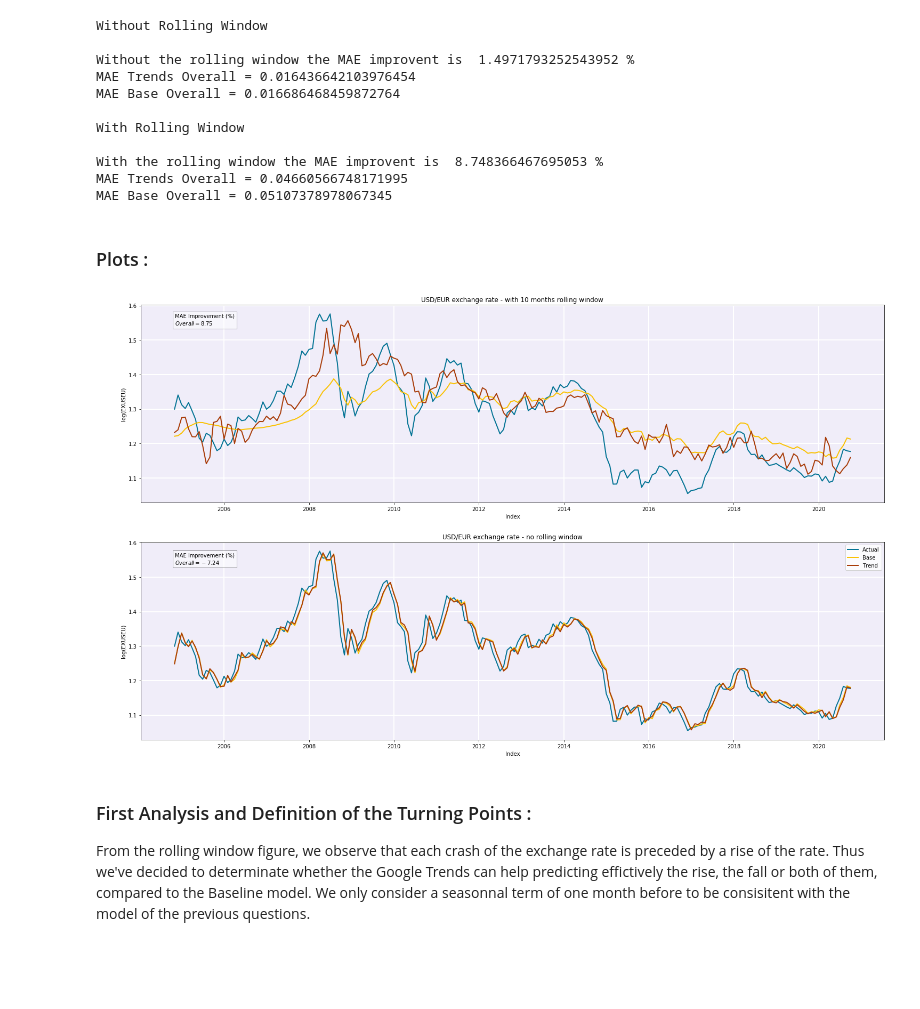
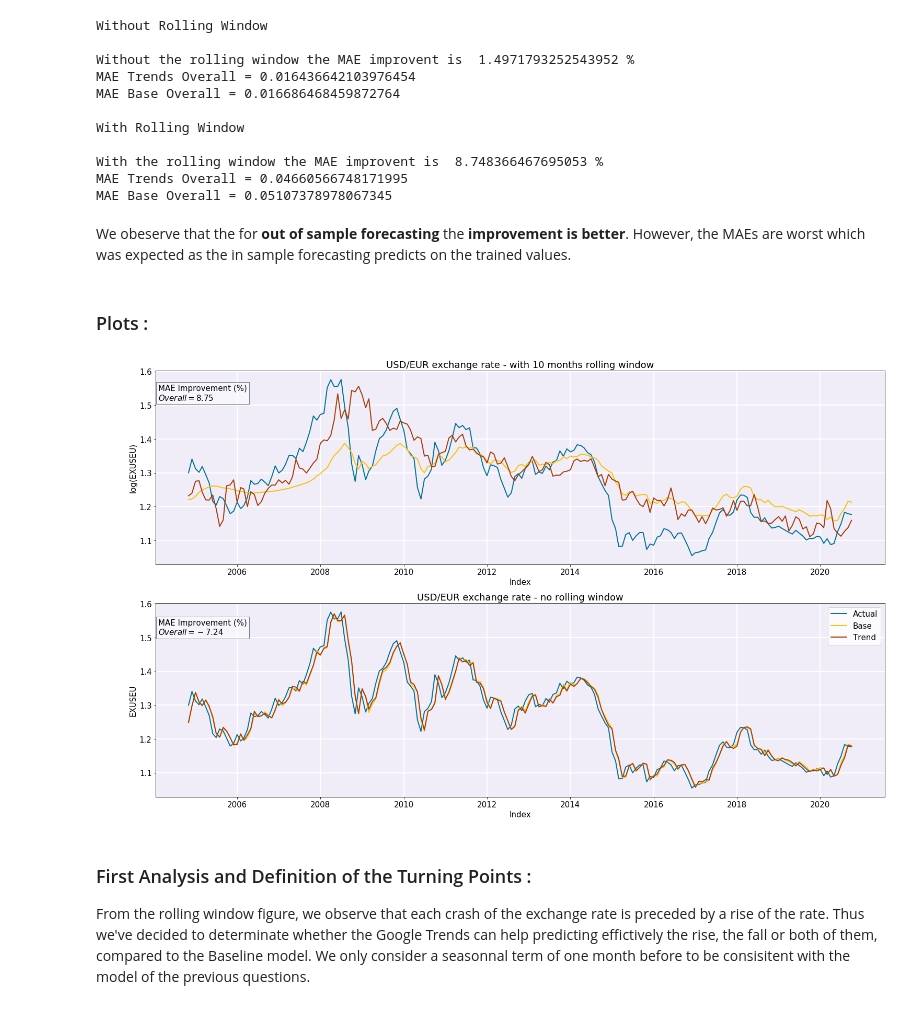
Before and after one commit to epfl-ada/ada-2020-project-milestone-p3-p3_adaimb, a Jupyter notebook: MilestoneP4.ipynb, the cells around one changed output. Cells and saved outputs as stored; diff of their text form; code cells hidden in the pictures; blank space fills up the shorter version.

```diff
--- a/MilestoneP4.ipynb
+++ b/MilestoneP4.ipynb
@@ -22,6 +22,8 @@ from sklearn.metrics import mean_absolute_error
 import statistics
 from statsmodels.tsa.seasonal import seasonal_decompose
 from colorama import Fore
+import matplotlib
+matplotlib.rcParams.update({'font.size': 20})
 # %% [markdown]
 ## Q1 : Does the model improve the prediction over the base model for the initial claims data ?
 #### How can we improve the prediction model? Which parameters have a significant impact on the prediction?
@@ -768,47 +767,51 @@ With Rolling Window
 With the rolling window the MAE improvent is  8.748366467695053 %
 MAE Trends Overall = 0.04660566748171995
 MAE Base Overall = 0.05107378978067345
+# %% [markdown]
+We obeserve that the for **out of sample forecasting** the **improvement is better**. However, the MAEs are worst which was expected as the in sample forecasting predicts on the trained values.
 # %% [markdown]
 ### Plots :
 # %%
+matplotlib.rcParams.update({'font.size': 15})
 fig,axs = plt.subplots(2)
 axs[0].plot(data_rate['Month'][k:],data_rate['EXUSEU'][k:],color='#047495',label='Actual',linewidth=2)
 axs[0].plot(data_rate['Month'][k:],preds,color='#fac205',label='Base',linewidth=2)
 axs[0].plot(data_rate['Month'][k:],preds_trend,color='#a83c09',linewidth=2,label='Trend')
 textstr = '\n'.join((
     r'MAE Improvement (%)',
     r'$Overall=%.2f$'%(improvement_overall_wd,)))
 
-axs[0].text(-0.055, 1.375, textstr, transform=ax.transAxes, fontsize=10,
+axs[0].text(-0.055, 1.375, textstr, transform=ax.transAxes, fontsize=15,
         verticalalignment='top',bbox=dict(facecolor='white', alpha=0.5))
 axs[0].set_ylabel('log(EXUSEU)')
 axs[0].set_xlabel('Index')
 axs[0].set_title('USD/EUR exchange rate - with 10 months rolling window')
 axs[0].grid(which='major', color='white', lw = 2)
 axs[0].set_facecolor((0.94,0.93,0.976))
 
 
 axs[1].plot(data_rate['Month'][k:],data_rate['EXUSEU'][k:],color='#047495',label='Actual',linewidth=2)
 axs[1].plot(data_rate['Month'][k:],Predictions[k-1:],color='#fac205',label='Base',linewidth=2)
 axs[1].plot(data_rate['Month'][k:],Predictions_trends[k-1:],color='#a83c09',linewidth=2,label='Trend')
 
 textstr1 = '\n'.join((
     r'MAE Improvement (%)',
     r'$Overall=%.2f$'%(improvement_overall,)))
-axs[1].text(-0.055, 0.55, textstr1, transform=ax.transAxes, fontsize=10,
+axs[1].text(-0.055, 0.55, textstr1, transform=ax.transAxes, fontsize=15,
         verticalalignment='top',bbox=dict(facecolor='white', alpha=0.5))
-axs[1].set_ylabel('log(EXUSEU)')
+axs[1].set_ylabel('EXUSEU')
 axs[1].set_xlabel('Index')
 axs[1].set_title('USD/EUR exchange rate - no rolling window')
 axs[1].grid(which='major', color='white', lw = 2)
 axs[1].set_facecolor((0.94,0.93,0.976))
-plt.legend()
+plt.legend(fontsize=15)
 
 
 fig.set_size_inches(25,15)
+plt.savefig('Q3_in_out_Comparison.png')
 plt.show()
 # %% [output]
-[figure, old version]
+[figure, new version]
 # %% [markdown]
 ### First Analysis and Definition of the Turning Points :
 
```
Also changed, not shown: parts of 21 cells of this notebook.
